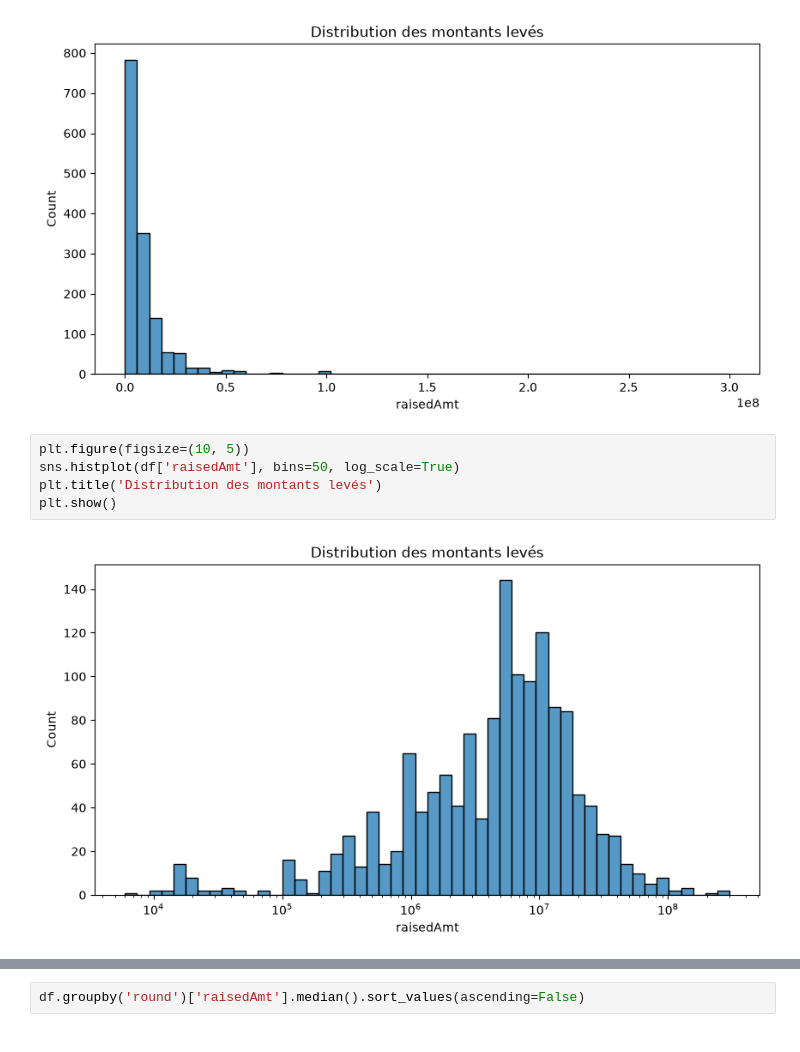
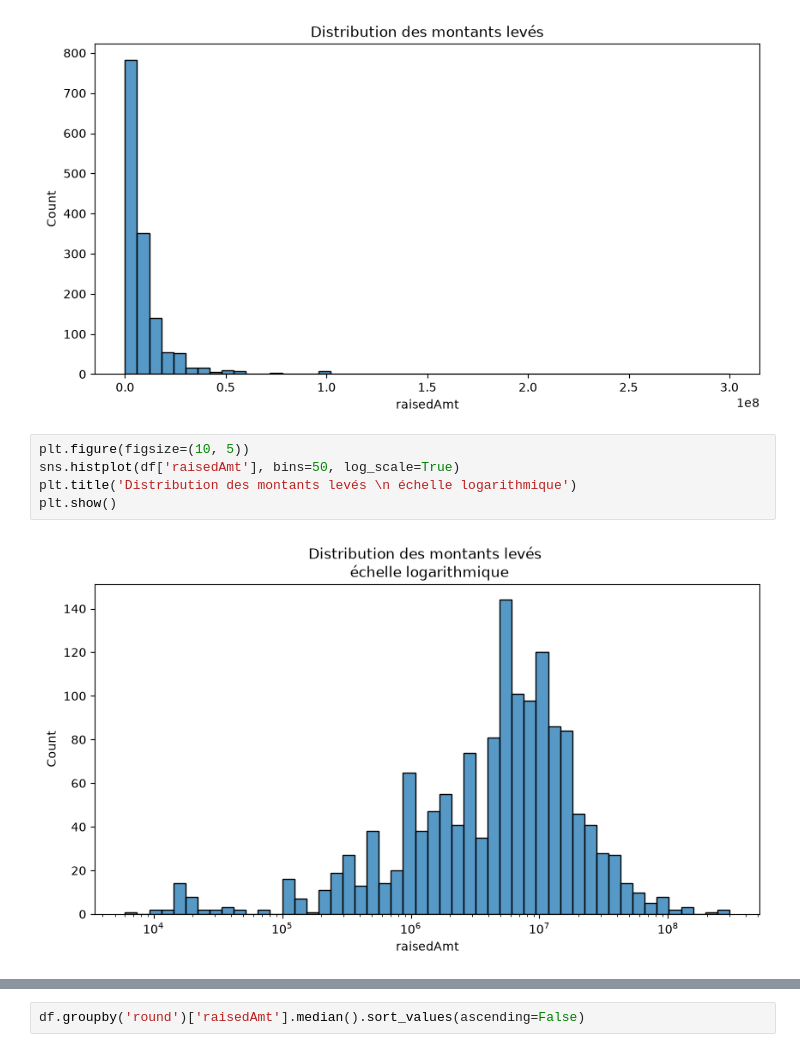
Before and after one commit to boubagn-rgb/techcrunch-funding-analysis, a Jupyter notebook: notebooks/nettoyage_exploration.ipynb, the cells around one changed output, grey strips where cells are left out. Drawn from its saved outputs; the diff is of its cells as text.

```diff
--- a/notebooks/nettoyage_exploration.ipynb
+++ b/notebooks/nettoyage_exploration.ipynb
@@ -144,8 +144,8 @@ plt.show()
 # %%
 plt.figure(figsize=(10, 5))
 sns.histplot(df['raisedAmt'], bins=50, log_scale=True)
-plt.title('Distribution des montants levés')
+plt.title('Distribution des montants levés \n échelle logarithmique')
 plt.show()
 # %% [output]
-[figure, old version]
+[figure, new version]
 # %% [markdown]
```
Also changed, not shown: parts of 9 cells of this notebook, 1 other file.
